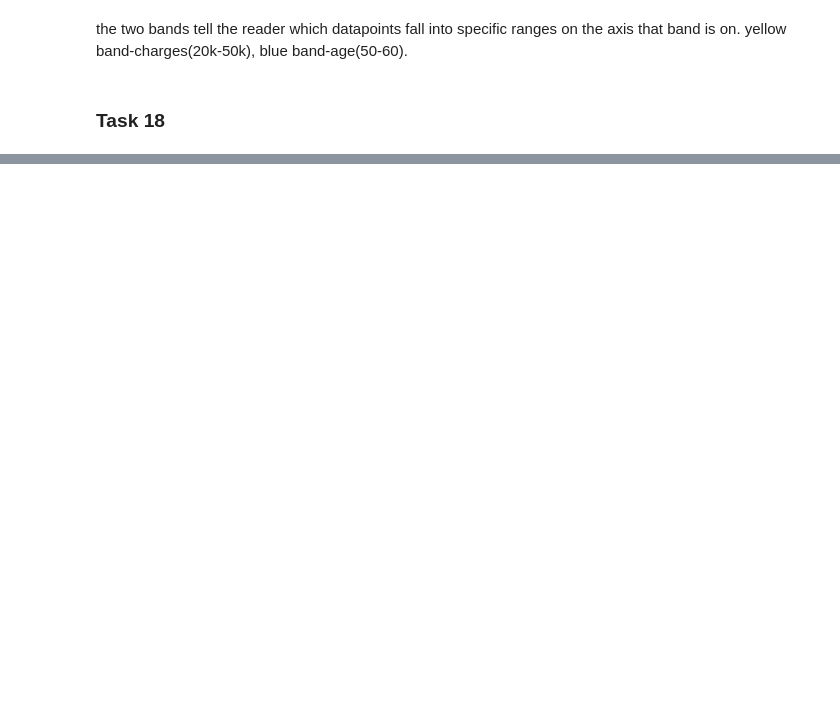
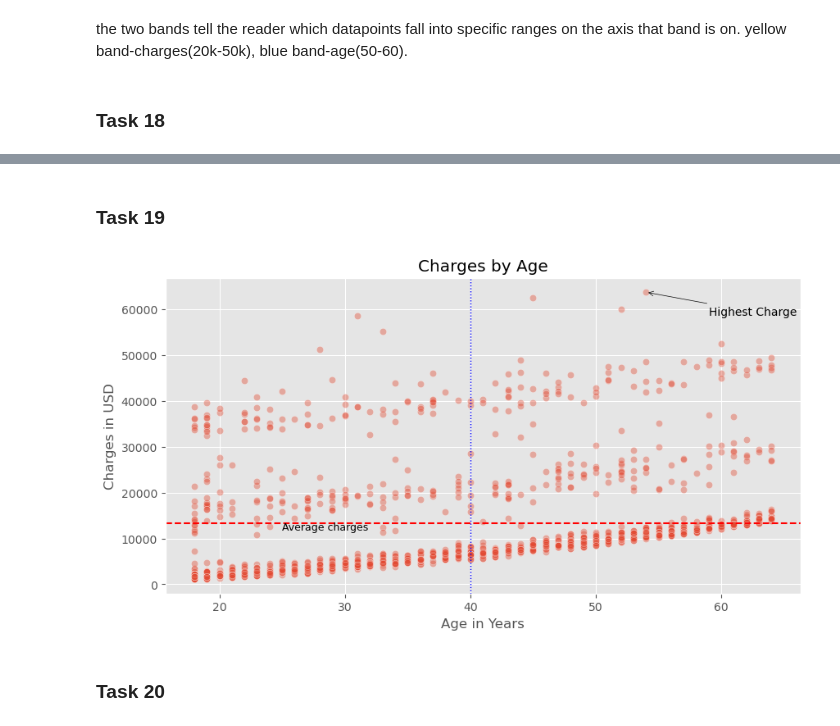
Before and after one commit to russellcha1/Plot-Customization-Exercise, a Jupyter notebook: Plot_Customization.ipynb, the cells around one changed output, grey strips where cells are left out. Saved outputs shown, nothing was run; the diff lists cells and outputs as text; code cells hidden in the pictures; blank space fills up the shorter version.

Commit message:
up to task 21

```diff
--- a/Plot_Customization.ipynb
+++ b/Plot_Customization.ipynb
@@ -395,0 +429,41 @@ the two bands tell the reader which datapoints fall into specific ranges on the
+# %% [markdown]
+### Task 19
+# %%
+plt.figure(figsize=(10, 5))
+ax = sns.scatterplot(
+    data=df,
+    x='age',
+    y='charges',
+    alpha=0.4,
+)
+plt.title("Charges by Age")
+plt.xlabel("Age in Years")
+plt.ylabel("Charges in USD")
+plt.annotate('Highest Charge',
+             xy=(max_row_age, max_row_charge),
+             xytext=(max_row_age + 5, max_row_charge - 5000),
+             arrowprops=dict(arrowstyle='->', color='black')
+)
+plt.axhline(
+    y=avg_charges,
+    color='red',
+    linestyle='--',
+    linewidth=1.5
+)
+
+plt.axvline(
+    x=40,
+    color='blue',
+    linestyle=':',
+    linewidth=1.0
+)
+plt.text(x=25,
+         y=avg_charges-1500,
+         s='Average charges',
+         fontsize=9,
+         color='black')
+plt.show()
+# %% [output]
+[figure, added]
+# %% [markdown]
+### Task 20
```
Also changed, not shown: parts of 24 cells of this notebook, 2 other files.
